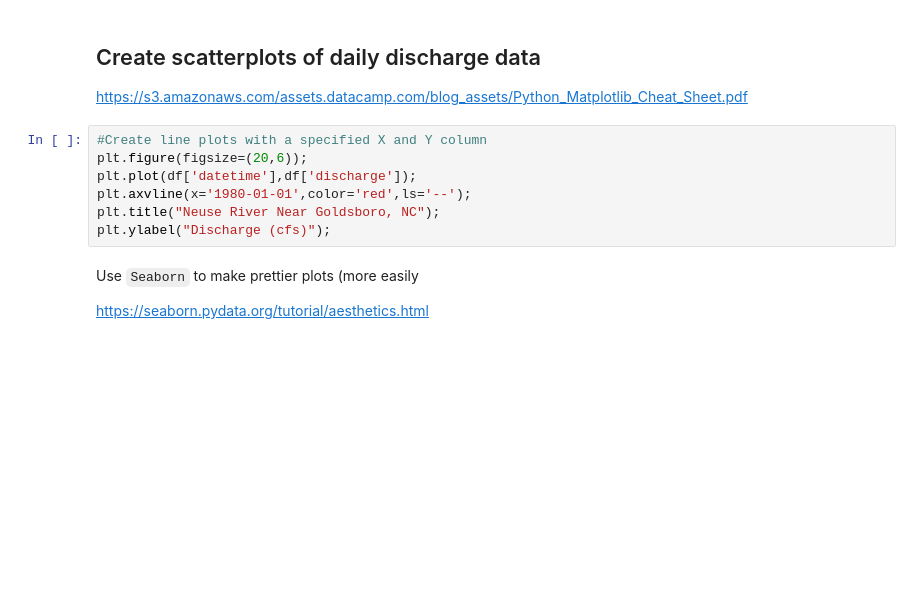
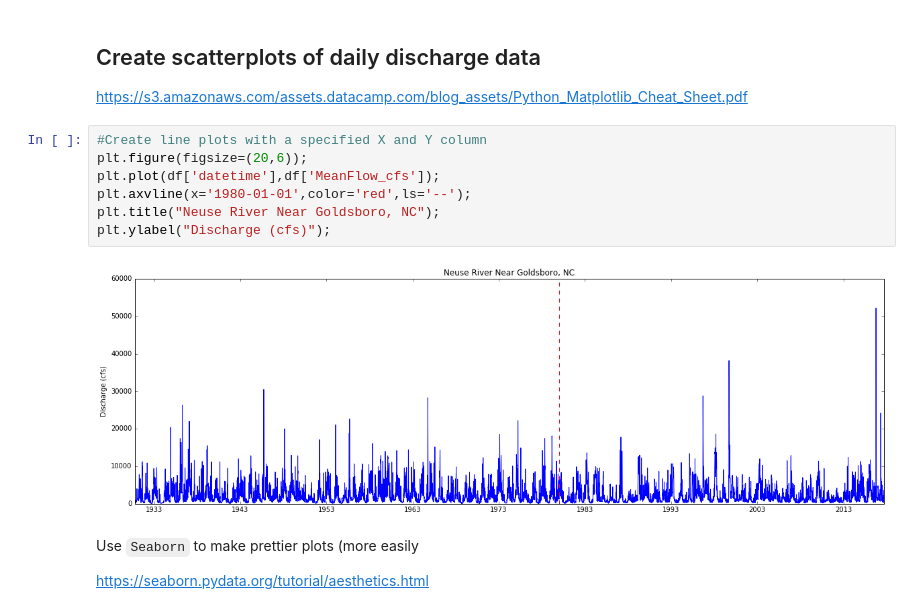
Before and after one commit to johnpfay/Water-Data-Bootcamp, a Jupyter notebook: 1_StreamFlow/Python/02-Data-Exploration.ipynb, the cells around one changed output. Cells and saved outputs as stored; diff of their text form; blank space fills up the shorter version.

```diff
--- a/1_StreamFlow/Python/02-Data-Exploration.ipynb
+++ b/1_StreamFlow/Python/02-Data-Exploration.ipynb
@@ -69,10 +70,12 @@ https://s3.amazonaws.com/assets.datacamp.com/blog_assets/Python_Matplotlib_Cheat
 # %%
 #Create line plots with a specified X and Y column
 plt.figure(figsize=(20,6));
-plt.plot(df['datetime'],df['discharge']);
+plt.plot(df['datetime'],df['MeanFlow_cfs']);
 plt.axvline(x='1980-01-01',color='red',ls='--');
 plt.title("Neuse River Near Goldsboro, NC");
 plt.ylabel("Discharge (cfs)");
+# %% [output]
+[figure, added]
 # %% [markdown]
 Use `Seaborn` to make prettier plots (more easily
 
```
Also changed, not shown: parts of 25 cells of this notebook, 1 other file.
